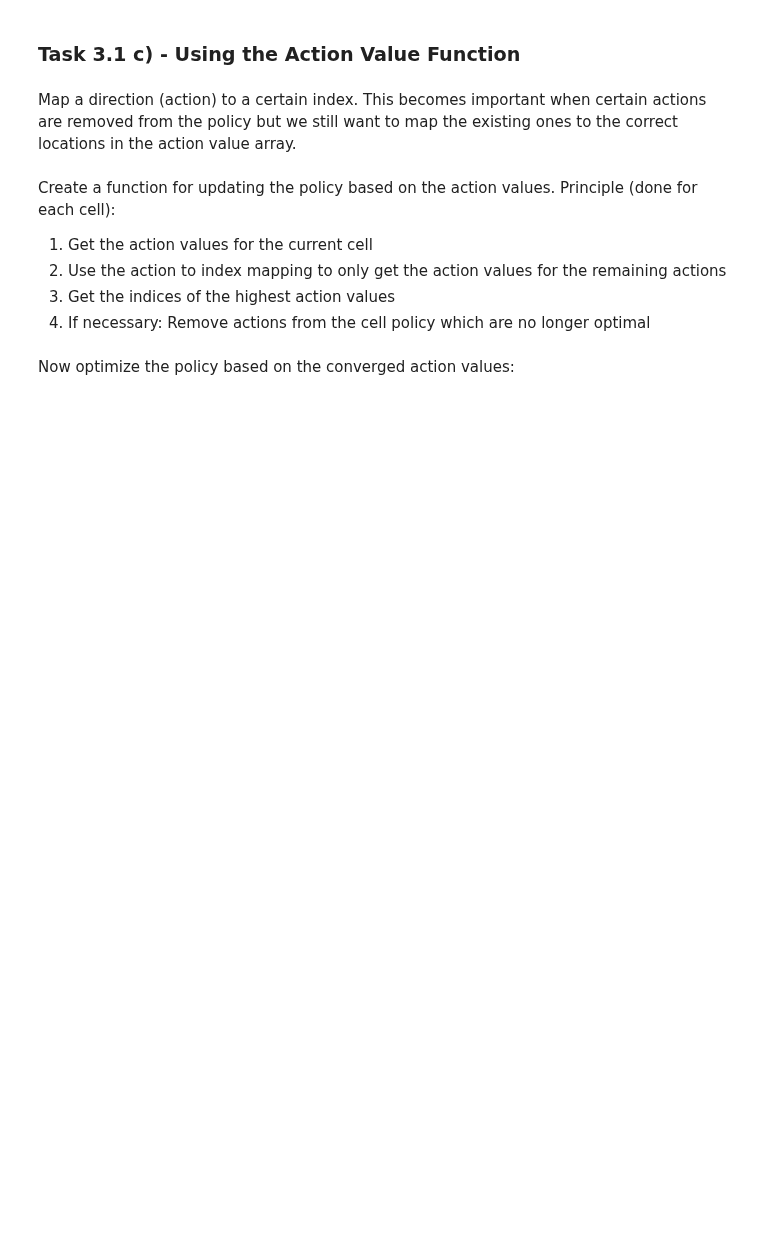
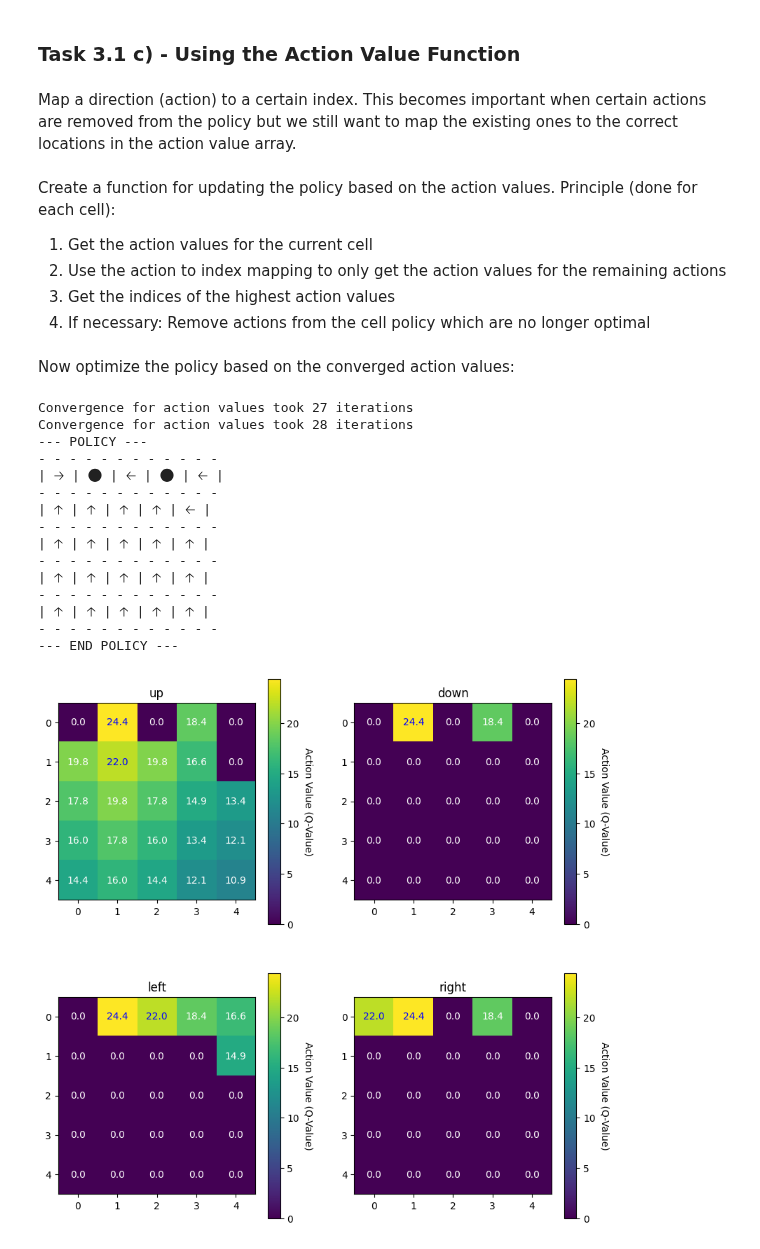
Before and after one commit to domenic14/DRL_Excercises, a Jupyter notebook: 03_policy_evaluation.ipynb, the cells around one changed output. Cells and saved outputs as stored; diff of their text form; code cells hidden in the pictures; blank space fills up the shorter version.

```diff
--- a/03_policy_evaluation.ipynb
+++ b/03_policy_evaluation.ipynb
@@ -331,31 +349,78 @@ def get_action_value(policy, action, state_index, action_value_arr):
     for action in possible_actions:
         idx = get_index_for_action(action);
         action_value_arr_index = next_state + (idx,)
         new_value += 1 / len(possible_actions) * (action_value_arr[action_value_arr_index])
     return reward + discount * new_value
 
 changed_policy = True
+it = 0
 while changed_policy:
-
+    it += 1
     diff = np.inf
     action_value_arr = np.zeros((5, 5, 4))
 
     # let the action values converge
+    action_value_it = 0
     while(diff > 0.001):
+        action_value_it += 1
         diff = 0
         for index, _ in np.ndenumerate(grid_world.grid):
             new_value = 0
             possible_actions = policy[index].get_choices()
             for action in possible_actions:
                 action_idx = get_index_for_action(action)
                 new_value = get_action_value(policy, action, index, action_value_arr)
 
                 new_diff = abs(new_value - action_value_arr[index + (action_idx,)])
                 diff = max(diff, new_diff)
 
                 action_value_arr[index + (action_idx,)] = new_value
 
+    print(f'Convergence for action values took {action_value_it} iterations')
 
     policy, changed_policy = update_policy_av(policy, action_value_arr)
 
 print_policy(policy)
+
+# plot resulting value functions
+custom_dtype = np.dtype([('data', np.ndarray), ('description', 'U5')])
+ax_vals = np.array([
+    [
+        (action_value_arr[:,:,get_index_for_action(Direction.UP)], 'up'),
+        (action_value_arr[:,:,get_index_for_action(Direction.DOWN)], 'down')
+    ],
+    [
+        (action_value_arr[:,:,get_index_for_action(Direction.LEFT)], 'left'),
+        (action_value_arr[:,:,get_index_for_action(Direction.RIGHT)], 'right')
+    ]
+], dtype=custom_dtype)
+
+figure, axes = plt.subplots(2,2, figsize=(10,10))
+
+# Loop over data dimensions and create text annotations.
+for ax_index, ax in np.ndenumerate(axes):
+    im = ax.imshow(ax_vals[ax_index]['data'])
+    cbar = ax.figure.colorbar(im, ax=ax)
+    cbar.ax.set_ylabel('Action Value (Q-Value)', rotation=-90, va="bottom")
+    ax.set_title(ax_vals[ax_index]['description'])
+    for i in range(5):
+        for j in range(5):
+            text_color = 'w' if round(ax_vals[ax_index]["data"][i, j],1)<20 else 'b'
+            text = ax.text(j, i, f'{round(ax_vals[ax_index]["data"][i, j],1)}', ha="center", va="center", color=text_color)
+# %% [output]
+Convergence for action values took 27 iterations
+Convergence for action values took 28 iterations
+--- POLICY ---
+- - - - - - - - - - - -
+| 🡢 | ⬤ | 🡠 | ⬤ | 🡠 |
+- - - - - - - - - - - -
+| 🡡 | 🡡 | 🡡 | 🡡 | 🡠 |
+- - - - - - - - - - - -
+| 🡡 | 🡡 | 🡡 | 🡡 | 🡡 |
+- - - - - - - - - - - -
+| 🡡 | 🡡 | 🡡 | 🡡 | 🡡 |
+- - - - - - - - - - - -
+| 🡡 | 🡡 | 🡡 | 🡡 | 🡡 |
+- - - - - - - - - - - -
+--- END POLICY ---
+[figure, added]
```
Also changed, not shown: parts of 1 cell of this notebook, 9 other files.
